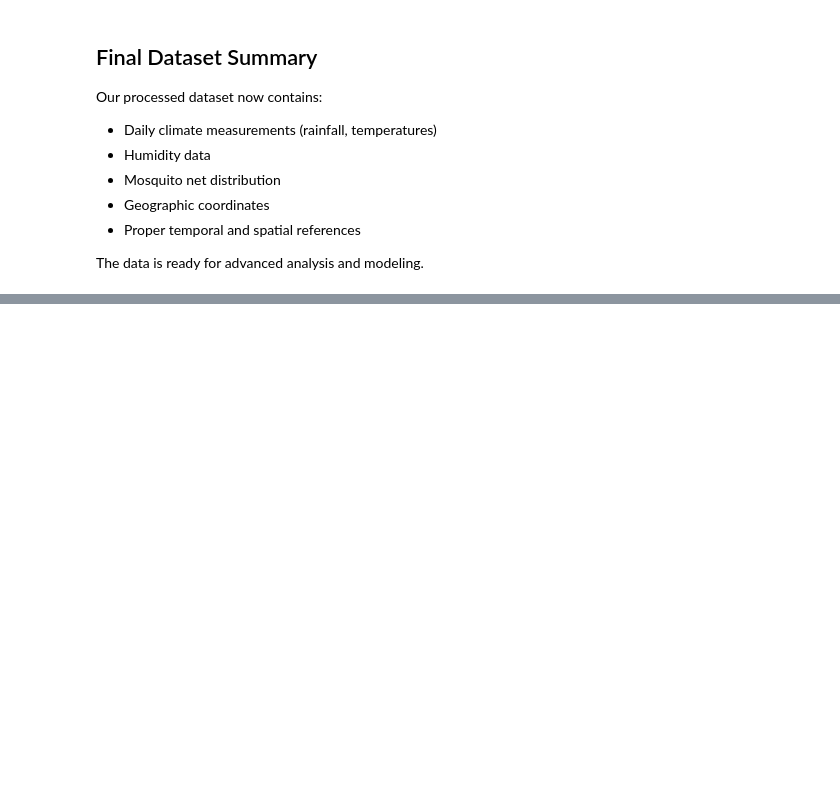
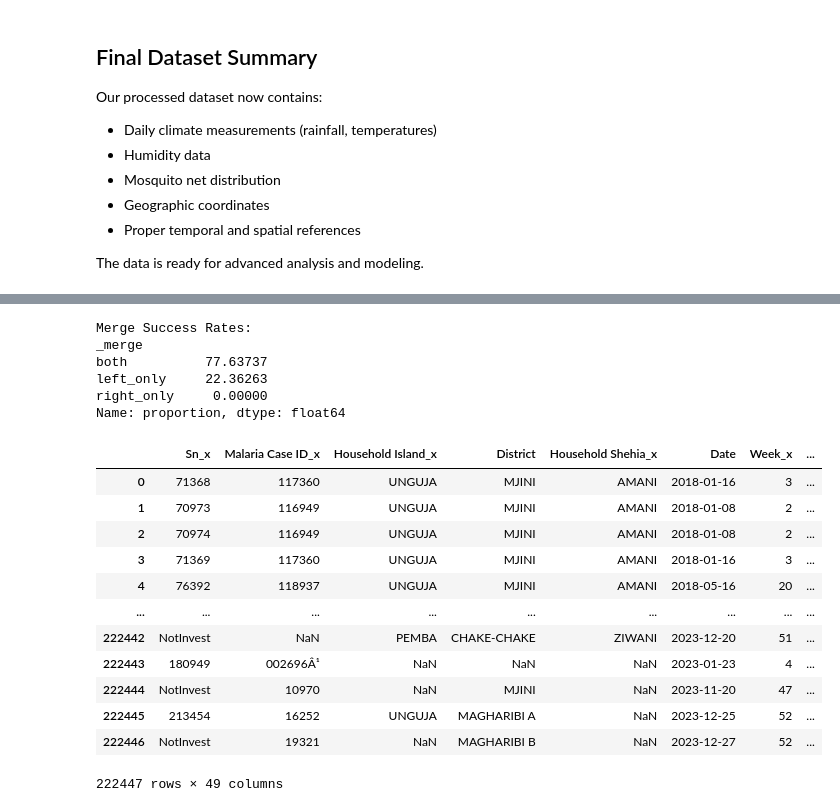
Before and after one commit to tarxemo/MalariaOutbreak, a Jupyter notebook: notebooks/final.ipynb, the cells around one changed output, grey strips where cells are left out. Saved outputs shown, nothing was run; the diff lists cells and outputs as text; code cells hidden in the pictures; blank space fills up the shorter version.

```diff
--- a/notebooks/final.ipynb
+++ b/notebooks/final.ipynb
@@ -1043,0 +1166,50 @@ The data is ready for advanced analysis and modeling.
+# %%
+
+# Ensure climate data has proper date format
+# final_climate_df = pd.read_csv("../final_normalized_daily_climate_data.csv", low_memory=False)
+final_climate_df["Date"] = pd.to_datetime(final_daily_climate_df["Date"])
+
+# Perform the merge operation
+clinical_climate_merged_df = pd.merge(
+    malaria_patients_df,
+    final_climate_df,
+    on=["Date", "District"],
+    how="left",  # Preserve all patient records
+    indicator=True  # Track merge success
+)
+
+# Analyze merge results
+merge_stats = clinical_climate_merged_df["_merge"].value_counts(normalize=True) * 100
+print("\nMerge Success Rates:")
+print(merge_stats)
+
+# Remove merge indicator column
+clinical_climate_merged_df = clinical_climate_merged_df.drop("_merge", axis=1)
+
+# Handle unmerged records
+# if "left_only" in merge_stats:
+#     missing_climate = clinical_climate_merged_df[clinical_climate_merged_df["_merge"] == "left_only"]
+#     print(f"\nWarning: {len(missing_climate)} patient records could not be matched with climate data")
+#     print("Sample of unmatched records:")
+#     print(missing_climate[["Date", "District"]].head())
+clinical_climate_merged_df
+# %% [output]
+Merge Success Rates:
+_merge
+both          77.63737
+left_only     22.36263
+right_only     0.00000
+Name: proportion, dtype: float64
+|  | Sn_x | Malaria Case ID_x | Household Island_x | District | Household Shehia_x | Date | Week_x | ... |
+| 0 | 71368 | 117360 | UNGUJA | MJINI | AMANI | 2018-01-16 | 3 | ... |
+| 1 | 70973 | 116949 | UNGUJA | MJINI | AMANI | 2018-01-08 | 2 | ... |
+| 2 | 70974 | 116949 | UNGUJA | MJINI | AMANI | 2018-01-08 | 2 | ... |
+| 3 | 71369 | 117360 | UNGUJA | MJINI | AMANI | 2018-01-16 | 3 | ... |
+| 4 | 76392 | 118937 | UNGUJA | MJINI | AMANI | 2018-05-16 | 20 | ... |
+| ... | ... | ... | ... | ... | ... | ... | ... | ... |
+| 222442 | NotInvest | NaN | PEMBA | CHAKE-CHAKE | ZIWANI | 2023-12-20 | 51 | ... |
+| 222443 | 180949 | 002696Â¹ | NaN | NaN | NaN | 2023-01-23 | 4 | ... |
+| 222444 | NotInvest | 10970 | NaN | MJINI | NaN | 2023-11-20 | 47 | ... |
+| 222445 | 213454 | 16252 | UNGUJA | MAGHARIBI A | NaN | 2023-12-25 | 52 | ... |
+| 222446 | NotInvest | 19321 | NaN | MAGHARIBI B | NaN | 2023-12-27 | 52 | ... |
+222447 rows × 49 columns
```
Also changed, not shown: parts of 15 cells of this notebook, 2 other files.
